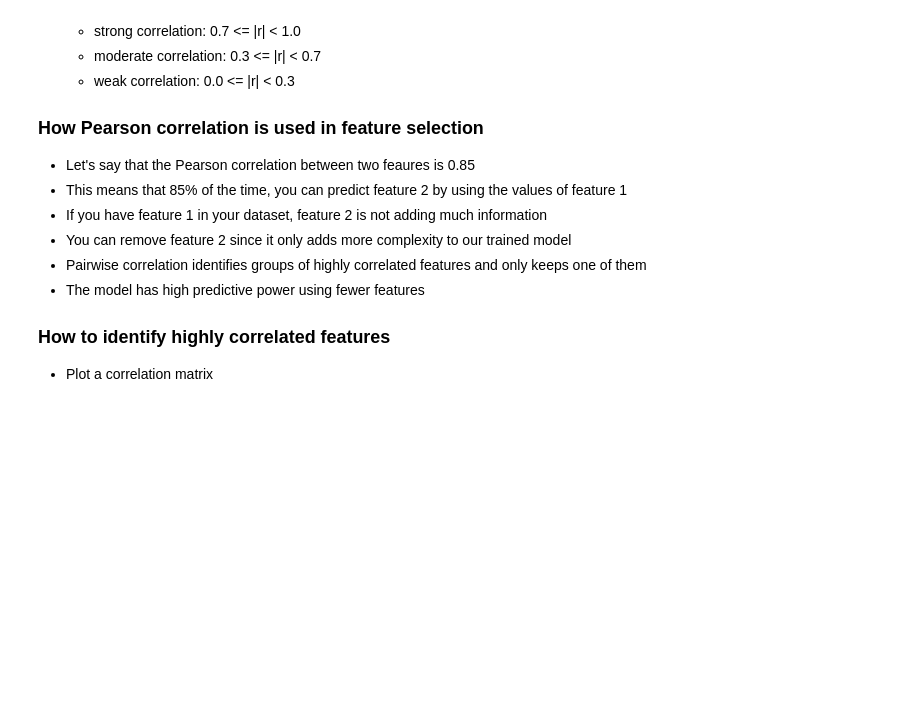
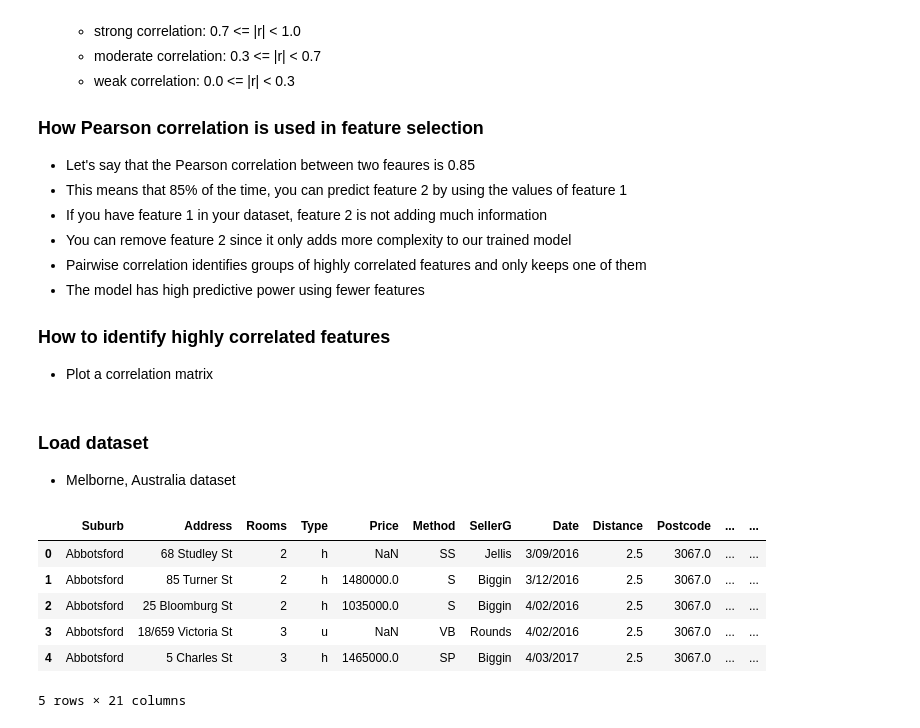
Before and after one commit to MAyub114/feature_selection, a Jupyter notebook: pairwise_correlation.ipynb, the cells around one changed output. Drawn from its saved outputs; the diff is of its cells as text; code cells hidden in the pictures; blank space fills up the shorter version.

```diff
--- a/pairwise_correlation.ipynb
+++ b/pairwise_correlation.ipynb
@@ -32,0 +58,16 @@
+# %% [markdown]
+### Load dataset
+
+* Melborne, Australia dataset
+# %%
+FILE_PATH = "/workspaces/feature_selection/data/"
+houses = pd.read_csv(FILE_PATH + "Melbourne_housing_FULL.csv")
+houses.head()
+# %% [output]
+|  | Suburb | Address | Rooms | Type | Price | Method | SellerG | Date | Distance | Postcode | ... | ... |
+| 0 | Abbotsford | 68 Studley St | 2 | h | NaN | SS | Jellis | 3/09/2016 | 2.5 | 3067.0 | ... | ... |
+| 1 | Abbotsford | 85 Turner St | 2 | h | 1480000.0 | S | Biggin | 3/12/2016 | 2.5 | 3067.0 | ... | ... |
+| 2 | Abbotsford | 25 Bloomburg St | 2 | h | 1035000.0 | S | Biggin | 4/02/2016 | 2.5 | 3067.0 | ... | ... |
+| 3 | Abbotsford | 18/659 Victoria St | 3 | u | NaN | VB | Rounds | 4/02/2016 | 2.5 | 3067.0 | ... | ... |
+| 4 | Abbotsford | 5 Charles St | 3 | h | 1465000.0 | SP | Biggin | 4/03/2017 | 2.5 | 3067.0 | ... | ... |
+5 rows × 21 columns
```
Also changed, not shown: parts of 7 cells of this notebook.
